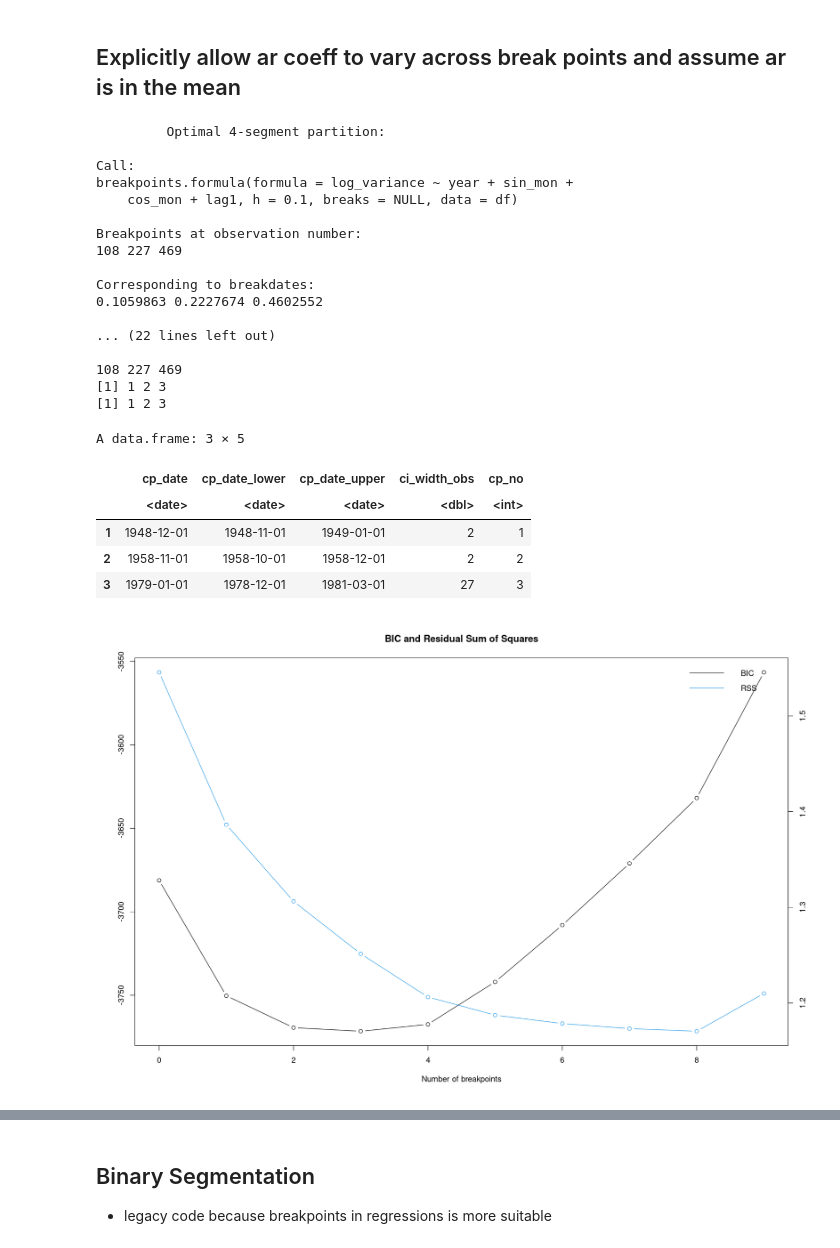
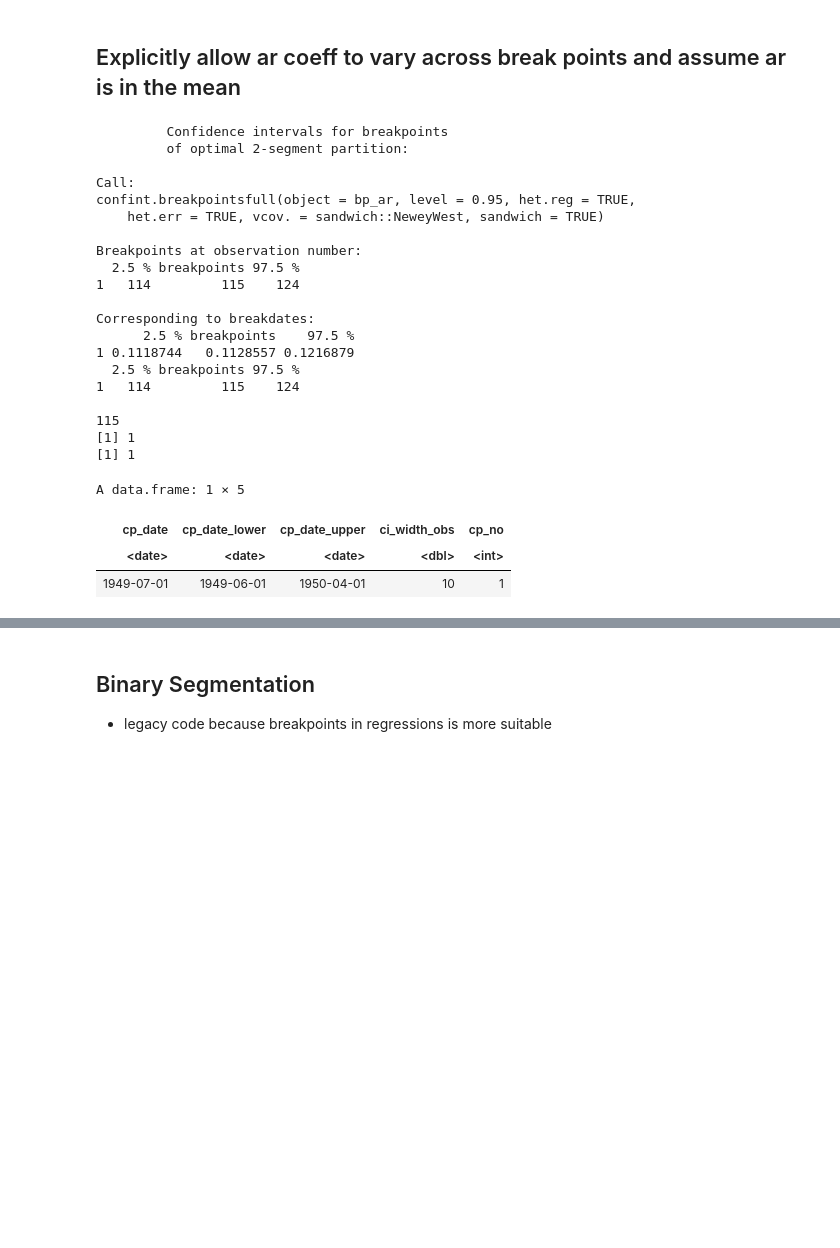
Before and after one commit to hschoeller/wp22a, a Jupyter notebook: notebooks/ChangePoints.ipynb, the cells around one changed output, grey strips where cells are left out. Saved outputs shown, nothing was run; the diff lists cells and outputs as text; code cells hidden in the pictures; blank space fills up the shorter version.

```diff
--- a/notebooks/ChangePoints.ipynb
+++ b/notebooks/ChangePoints.ipynb
@@ -644,37 +571,0 @@ A data.frame: 6 × 3
-# %%
-library(ggplot2)
-
-acf_df <- function(x, segment, model, lag.max = 40) {
-    x <- na.omit(x)
-    if (length(x) == 0) {
-        return(NULL)
-    }
-    ac <- acf(x, plot = FALSE, lag.max = lag.max)
-    data.frame(
-        lag     = ac$lag[, 1, 1],
-        acf     = ac$acf[, 1, 1],
-        n       = length(x),
-        segment = segment,
-        model   = model
-    )
-}
-
-acf_data <- do.call(rbind, lapply(segments, function(s) {
-    idx <- df$segment == s
-    res_restr <- resid(fit_restr)[idx]
-    res_unrest <- resid(fits_per_segment[[s]])
-    rbind(
-        acf_df(res_restr, s, "restricted"),
-        acf_df(res_unrest, s, "unrestricted")
-    )
-}))
-
-# add bounds: ±1.96/sqrt(n) per row
-acf_data$bound <- with(acf_data, 1.96 / sqrt(n))
-
-ggplot(acf_data, aes(x = lag, y = acf)) +
-    geom_hline(aes(yintercept = bound), linetype = "dashed", color = "red") +
-    geom_hline(aes(yintercept = -bound), linetype = "dashed", color = "red") +
-    geom_bar(stat = "identity", width = 0.2) +
-    facet_grid(segment ~ model) +
-    theme_minimal()
@@ -945,46 +839,46 @@ plot(acf(df$log_variance, lag.max = 400))
 # %%
 df <- df %>% mutate(lag1 = dplyr::lag(log_variance, 1))
 # %%
-bp_ar <- breakpoints(log_variance ~ year + sin_mon + cos_mon + lag1,
+bp_ar <- breakpoints(
+    log_variance ~ year + sin_mon + cos_mon +
+        sin_mon2 + cos_mon2 +
+        sin_mon3 + cos_mon3 + lag1,
     data = df,
     h = .1,
     breaks = NULL
 )
 
-par(bg = "white")
-plot(bp_ar)
-print(bp_ar)
 print(confint(bp_ar,
     het.err = TRUE,
     het.reg = TRUE,
     sandwich = TRUE,
     vcov. = sandwich::NeweyWest,
     level = 0.95
 ))
 cp_df <- ordered_cp_df(bp_ar, df)
 cp_df
 # %% [output]
-         Optimal 4-segment partition:
+         Confidence intervals for breakpoints
+         of optimal 2-segment partition:
 
 Call:
-breakpoints.formula(formula = log_variance ~ year + sin_mon +
-    cos_mon + lag1, h = 0.1, breaks = NULL, data = df)
+confint.breakpointsfull(object = bp_ar, level = 0.95, het.reg = TRUE,
+    het.err = TRUE, vcov. = sandwich::NeweyWest, sandwich = TRUE)
 
 Breakpoints at observation number:
-108 227 469
+  2.5 % breakpoints 97.5 %
+1   114         115    124
 
 Corresponding to breakdates:
-0.1059863 0.2227674 0.4602552
+      2.5 % breakpoints    97.5 %
+1 0.1118744   0.1128557 0.1216879
+  2.5 % breakpoints 97.5 %
+1   114         115    124
 
-... (22 lines left out)
-
-108 227 469
-[1] 1 2 3
-[1] 1 2 3
+115
+[1] 1
+[1] 1
-A data.frame: 3 × 5
+A data.frame: 1 × 5
-|  | cp_date | cp_date_lower | cp_date_upper | ci_width_obs | cp_no |
-|  | <date> | <date> | <date> | <dbl> | <int> |
-| 1 | 1948-12-01 | 1948-11-01 | 1949-01-01 | 2 | 1 |
-| 2 | 1958-11-01 | 1958-10-01 | 1958-12-01 | 2 | 2 |
-| 3 | 1979-01-01 | 1978-12-01 | 1981-03-01 | 27 | 3 |
+| cp_date | cp_date_lower | cp_date_upper | ci_width_obs | cp_no |
+| <date> | <date> | <date> | <dbl> | <int> |
+| 1949-07-01 | 1949-06-01 | 1950-04-01 | 10 | 1 |
-[figure, removed]
```
Also changed, not shown: parts of 29 cells of this notebook, 3 other files.
